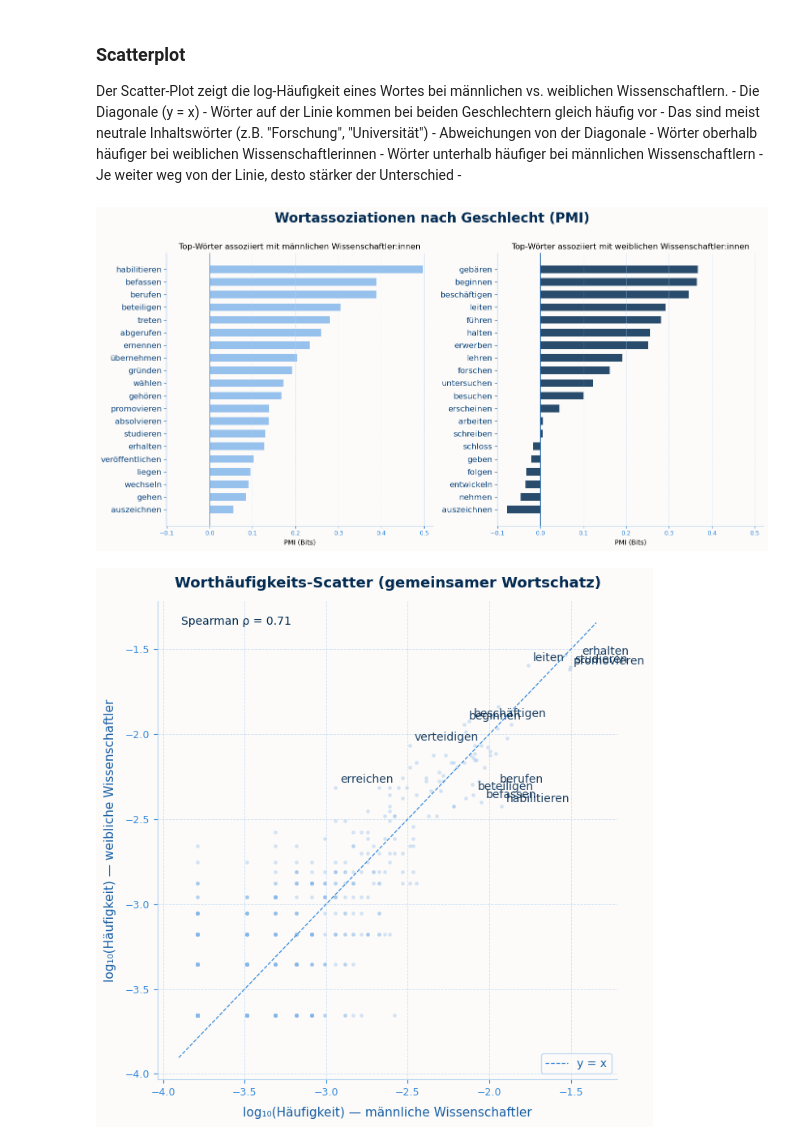
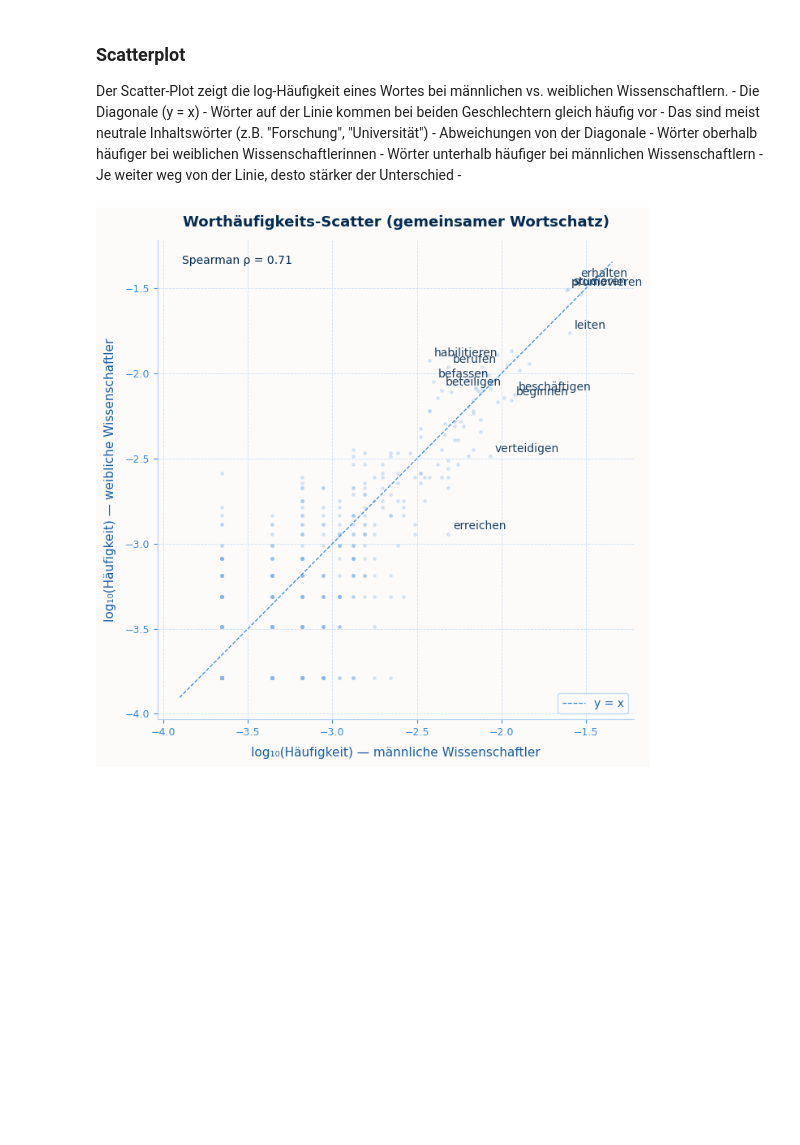
Before and after one commit to NLaubner/Gender-Aspekte, a Jupyter notebook: notebooks/wikipedia_scientists.ipynb, the cells around one changed output. Cells and saved outputs as stored; diff of their text form; code cells hidden in the pictures; blank space fills up the shorter version.

```diff
--- a/notebooks/wikipedia_scientists.ipynb
+++ b/notebooks/wikipedia_scientists.ipynb
@@ -102,8 +104,5 @@ Die Stoppwörter werden nach der Standardliste von NLTK für Deutsch und Englisc
  Gesamtheit aller Verben, die in den Texten der männlichen bzw. weiblichen Artikel vorkommen. Diese werden durch die Funktion `collect_corpora` erstellt, die die Texte der Artikel nach Geschlecht filtert und dann tokenisiert. Das Ergebnis ist ein Dictionary mit zwei Listen von Tokens: eine für "männlich" und eine für "weiblich". Diese Corpora bilden die Grundlage für die anschließende Häufigkeitsanalyse und PMI-Berechnung.
 # %%
 STOPWORDS = set(stopwords.words("german")) | set(stopwords.words("english"))
-
-corpora = {"männlich": [], "weiblich": []}
-
-preprocessing(data = df, STOPWORDS = STOPWORDS, corpus = corpora)
+corpus = preprocessing(data = df, STOPWORDS = STOPWORDS, nur_verben=True)
 # %% [markdown]
@@ -121,5 +124,5 @@ Vokabular ist mäßig ähnlich Die Grundsprache ist dieselbe, aber es gibt syste
 # %%
-rang_corr(corpus = corpora)
+freq = rang_corr(corpus=corpus)
 # %% [output]
 Rang-Korrelation (gemeinsames Vokabular, n=520):
   ρ = 0.705  p = 2.27e-79
@@ -161,10 +177,8 @@ Der Scatter-Plot zeigt die log-Häufigkeit eines Wortes bei männlichen vs. weib
         - Wörter unterhalb häufiger bei  männlichen  Wissenschaftlern
         - Je weiter weg von der Linie, desto stärker der Unterschied
         -
-# %%
-plot_pmi({"männlich": pmi_männlich, "weiblich": pmi_weiblich}, top_n=20)
-plot_rank_scatter(freq_m = freq_m , freq_f = freq_f)
-# %% [output]
-[figure, removed]
-[figure, removed]
+# %%
+plot_rank_scatter(freq_m=freq[0], freq_f=freq[1])
+# %% [output]
+[figure, added]
 # %% [markdown]
```
Also changed, not shown: parts of 18 cells of this notebook, 3 other files.
